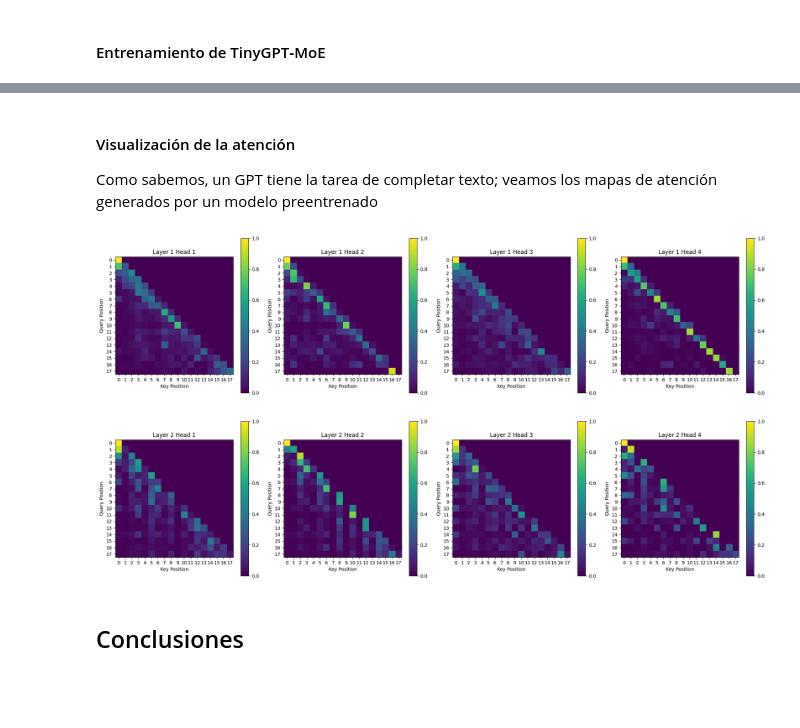
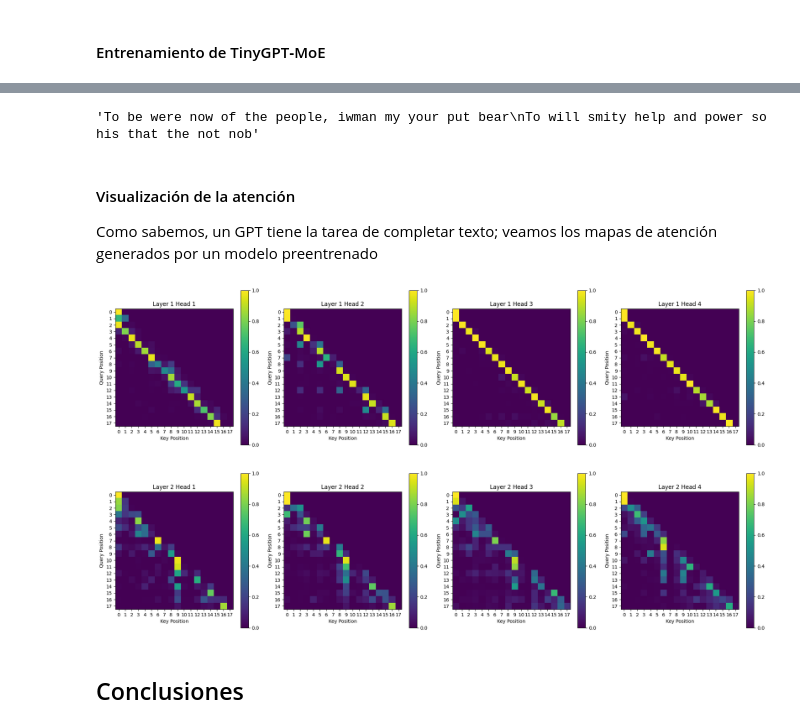
Before and after one commit to joagonzalez/ceia-nlp-II-tp-1, a Jupyter notebook: notebook.ipynb, the cells around one changed output, grey strips where cells are left out. Drawn from its saved outputs; the diff is of its cells as text; code cells hidden in the pictures; blank space fills up the shorter version.

```diff
--- a/notebook.ipynb
+++ b/notebook.ipynb
@@ -763,7 +763,7 @@ class Expert(nn.Module):
         ) ## Example network
 
     def forward(self, x) -> torch.Tensor:
-        return None
+        return self.net(x)
 
 
 class Gate(nn.Module):
@@ -797,10 +893,10 @@ class MoELayer(nn.Module):
 class MoEFFN(nn.Module):
     def __init__(self, config: GPTConfig):
         super().__init__()
-        self.moe = MoELayer(
-            experts=[Expert(config) for _ in range(config.moe_args.num_experts)],
+        self.moe = MoELayerOptimized(
+            experts=[Expert(config) for _ in range(config.moe.num_experts)],
             gate=Gate(config),
-            moe_args=config.moe_args
+            moe_args=config.moe
         )
 
     def forward(self, x):
@@ -810,5 +906,7 @@ class MoEFFN(nn.Module):
 # %%
 config.ff_class = MoEFFN
 config.moe = MoEArgs(num_experts=4, num_experts_per_token=1)
+
+config.batch_size = 256  # Reducir batch size para compensar mayor uso de memoria
 # %% [markdown]
 #### Entrenamiento de TinyGPT‑MoE
@@ -815,4 +917,4 @@ config.moe = MoEArgs(num_experts=4, num_experts_per_token=1)
 # %%
 m_moe = TinyGPT(config).to(device)
-model_moe = torch.compile(m)
+model_moe = torch.compile(m_moe)
 # %%
@@ -846,3 +1013,7 @@ print("Entrenamiento completo.")
+# %%
+generate(model=model_moe, prompt="To be", max_new_tokens=100, use_cache=True, device=device)
+# %% [output]
+'To be were now of the people, iwman my your put bear\nTo will smity help and power so his that the not nob'
 # %% [markdown]
 #### Visualización de la atención
 
@@ -881,9 +1052,9 @@ def visualize_attention(model, prompt, max_len=10):
         plt.show()
 # %%
 prompt = "To be or not to be"
-visualize_attention(model, prompt)
+visualize_attention(model_moe, prompt)
 # %% [output]
-[figure, old version]
+[figure, new version]
-[figure, old version]
+[figure, new version]
 # %% [markdown]
 ## Conclusiones
```
Also changed, not shown: parts of 11 cells of this notebook, 4 other files.
